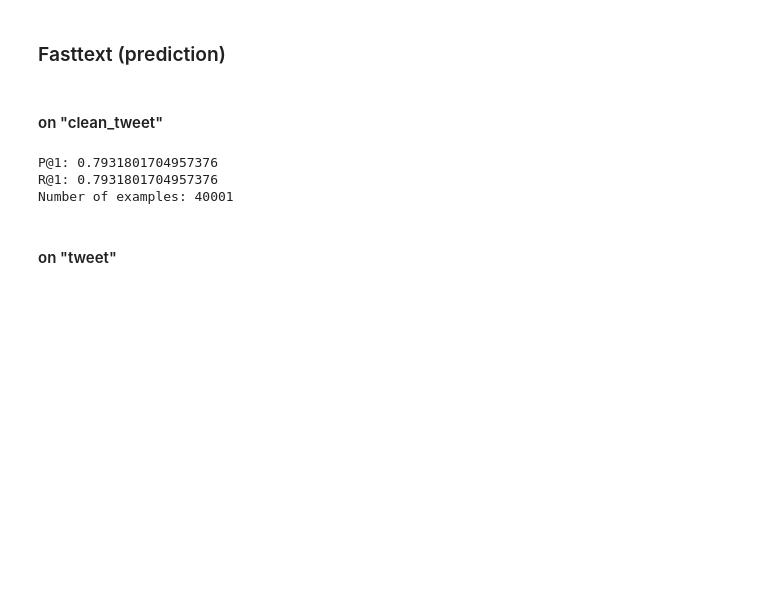
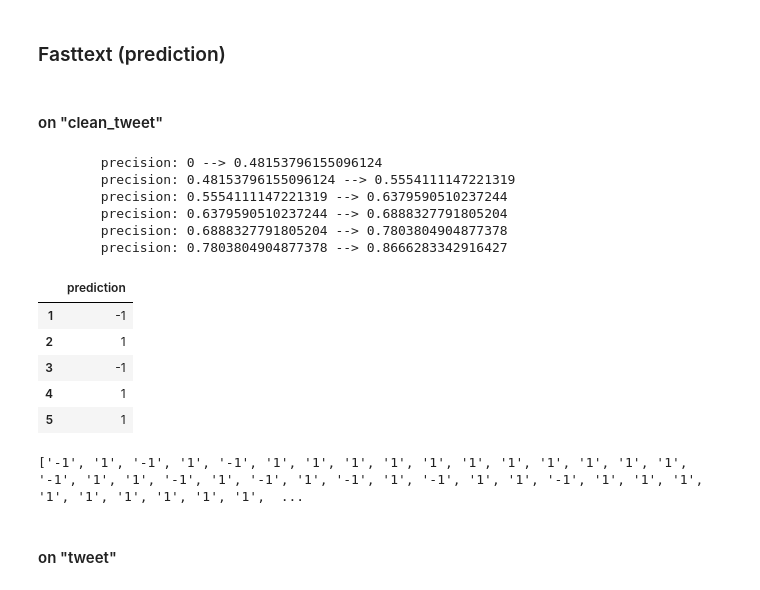
Before and after one commit to baraschi/Twitter_Sentiment_Analysis, a Jupyter notebook: LM.ipynb, the cells around one changed output. Drawn from its saved outputs; the diff is of its cells as text; code cells hidden in the pictures; blank space fills up the shorter version.

Commit message:
Looping on fasttext + submission.csv

```diff
--- a/LM.ipynb
+++ b/LM.ipynb
@@ -86,17 +93,59 @@ from embeddings import *
 # %% [markdown]
 #### on "clean_tweet"
 # %%
-train_name, test_name = create_labeled_csv(train, tweets_col = "clean_tweet", split_test = True)
-classifier = fasttext.supervised(train_name, 'model_supervised', label_prefix='__label__')
+best_precision = 0;
+i_best = -1;
 
-result = classifier.test(test_name)
-print('P@1:', result.precision)
-print('R@1:', result.recall)
-print('Number of examples:', result.nexamples)
+for i in range(0,100):
+    train_name, test_name = create_labeled_csv(train, tweets_col = "clean_tweet", split_test = True)
+    classifier = fasttext.supervised(train_name, 'model_supervised', label_prefix='__label__')
+
+    result = classifier.test(test_name)
+    #print('P@1:', result.precision)
+    #print('R@1:', result.recall)
+    #print('Number of examples:', result.nexamples)
+    if result.precision > best_precision:
+        print('\tprecision: ' + str(best_precision) + ' --> ' + str(result.precision))
+        best_precision = result.precision
+        i_best = i
+
+        labels = classifier.predict(load_txt(TEST_DATA))
+        #flatten the result labels
+        labels = [y for x in labels for y in x]
+        pred_df= pd.DataFrame({'Prediction': labels})
+        pred_df.index.name = 'Id' # rename id column
+        pred_df.index += 1 #shift to correspond to sample submission
+        submission_to_csv(pred_df, "fasttext_" + str(best_precision))
+
+
+
+print('Best precision: ', best_precision)
 # %% [output]
-P@1: 0.7931801704957376
-R@1: 0.7931801704957376
-Number of examples: 40001
+        precision: 0 --> 0.48153796155096124
+        precision: 0.48153796155096124 --> 0.5554111147221319
+        precision: 0.5554111147221319 --> 0.6379590510237244
+        precision: 0.6379590510237244 --> 0.6888327791805204
+        precision: 0.6888327791805204 --> 0.7803804904877378
+        precision: 0.7803804904877378 --> 0.8666283342916427
+# %%
+labels = classifier.predict(load_txt(TEST_DATA))
+#flatten the result labels
+labels = [y for x in labels for y in x]
+pred_df= pd.DataFrame({'Prediction': labels})
+pred_df.index.name = 'Id' # rename id column
+pred_df.index += 1 #shift to correspond to sample submission
+pred_df.head()
+# %% [output]
+|  | prediction |
+| 1 | -1 |
+| 2 | 1 |
+| 3 | -1 |
+| 4 | 1 |
+| 5 | 1 |
+# %%
+print(labels)
+# %% [output]
+['-1', '1', '-1', '1', '-1', '1', '1', '1', '1', '1', '1', '1', '1', '1', '1', '1', '-1', '1', '1', '-1', '1', '-1', '1', '-1', '1', '-1', '1', '1', '-1', '1', '1', '1', '1', '1', '1', '1', '1', '1',  ...
 # %% [markdown]
 #### on "tweet"
 # %%
```
Also changed, not shown: parts of 3 cells of this notebook, 1 other file.
